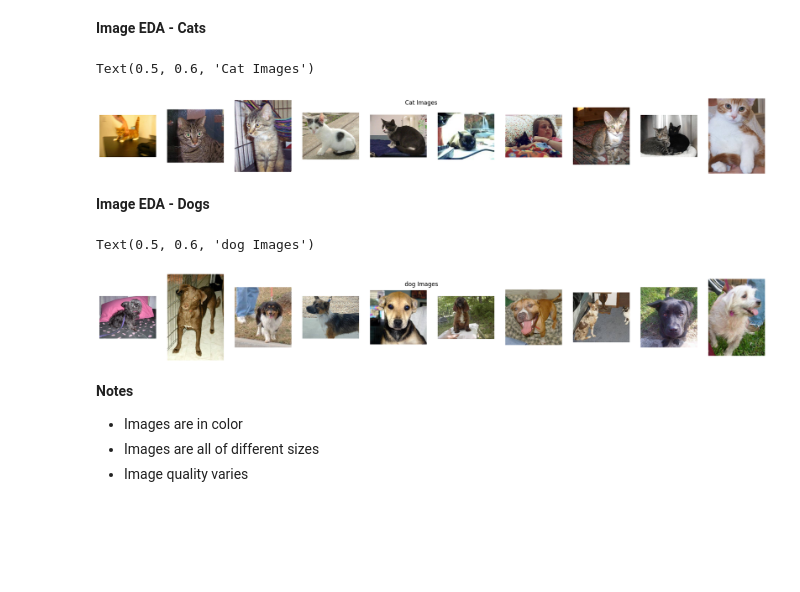
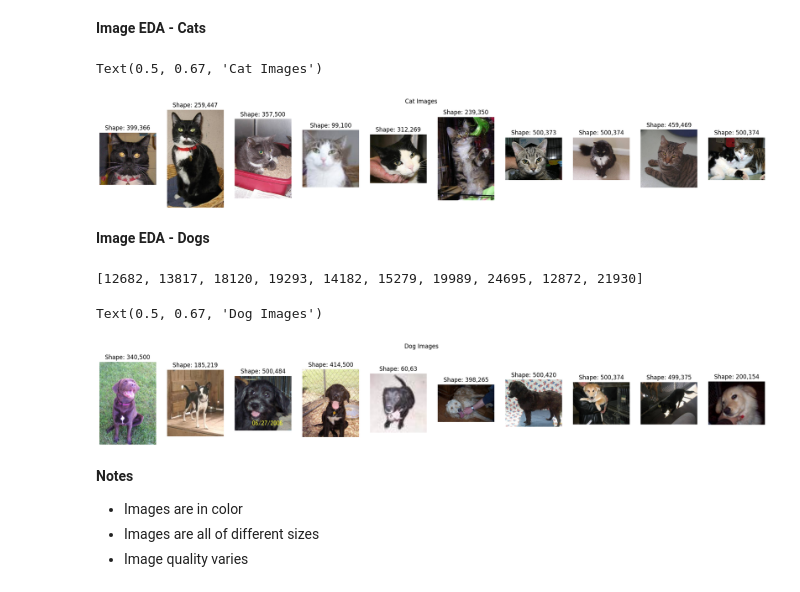
Before and after one commit to KishenSharma6/dogs_v_cats, a Jupyter notebook: notebooks/eda.ipynb, the cells around one changed output. Cells and saved outputs as stored; diff of their text form; code cells hidden in the pictures; blank space fills up the shorter version.

Commit message:
updated paths. Added image shape details to plots

```diff
--- a/notebooks/eda.ipynb
+++ b/notebooks/eda.ipynb
@@ -7,43 +8,51 @@ import matplotlib.pyplot as plt
 # %%
 from turtle import left
 from PIL import Image
 from random import randint
 
 path = "/home/kishen/documents/python_projects/dogs_v_cats/data/train/"
 
 #Randomly select 10 images to display
-rand_int = [randint(0, 500) for p in range(0, 10)]
+rand_int = random.sample(range(0, 12_500), 10)
 
 #Build plot
 f, ax = plt.subplots(1, 10, figsize = (25, 10))
 
 for i in range(len(rand_int)):
-    im = Image.open(path + "cat." + str(i) + ".jpg")
+    im = Image.open(path + str(rand_int[i]) + ".jpg")
+    w, h = im.size
     ax[i].imshow(im)
     ax[i].axis('off')
+    ax[i].set_title("Shape: "+ str(w)+ ',' +str(h))
 
-f.suptitle("Cat Images", y=.6)
+f.suptitle("Cat Images", y=.67)
 # %% [output]
-Text(0.5, 0.6, 'Cat Images')
+Text(0.5, 0.67, 'Cat Images')
-[figure, old version]
+[figure, new version]
 # %% [markdown]
 **Image EDA - Dogs**
+# %%
+rand_int
+# %% [output]
+[12682, 13817, 18120, 19293, 14182, 15279, 19989, 24695, 12872, 21930]
 # %%
 #Randomly select 10 images to display
-rand_int = [randint(0, 500) for p in range(0, 10)]
+rand_int = random.sample(range(12_500, 25_000), 10)
 
 #Build plot
 f, ax = plt.subplots(1, 10, figsize = (25, 10))
 
 for i in range(len(rand_int)):
-    im = Image.open(path + "dog." + str(i) + ".jpg")
+    im = Image.open(path + str(rand_int[i]) + ".jpg")
+    w, h = im.size
     ax[i].imshow(im)
     ax[i].axis('off')
+    ax[i].set_title("Shape: "+ str(w)+ ',' +str(h))
 
-f.suptitle("Dog Images", y=.6)
+f.suptitle("Dog Images", y=.67)
 # %% [output]
-Text(0.5, 0.6, 'dog Images')
+Text(0.5, 0.67, 'Dog Images')
-[figure, old version]
+[figure, new version]
 # %% [markdown]
 **Notes**
 - Images are in color
```
Also changed, not shown: parts of 1 cell of this notebook.
